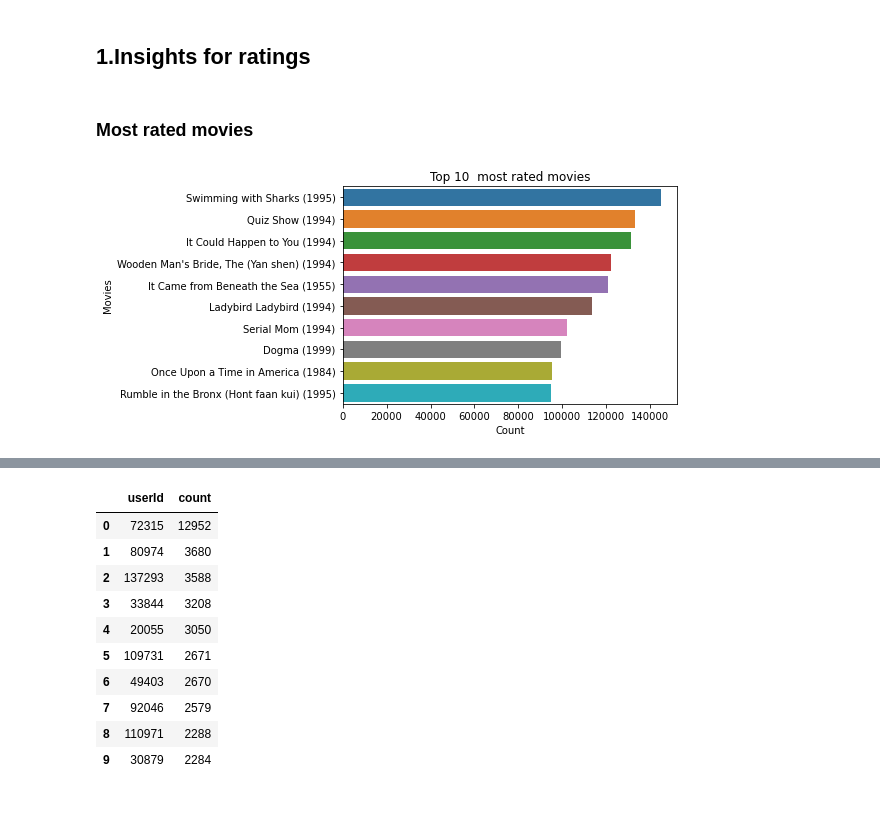
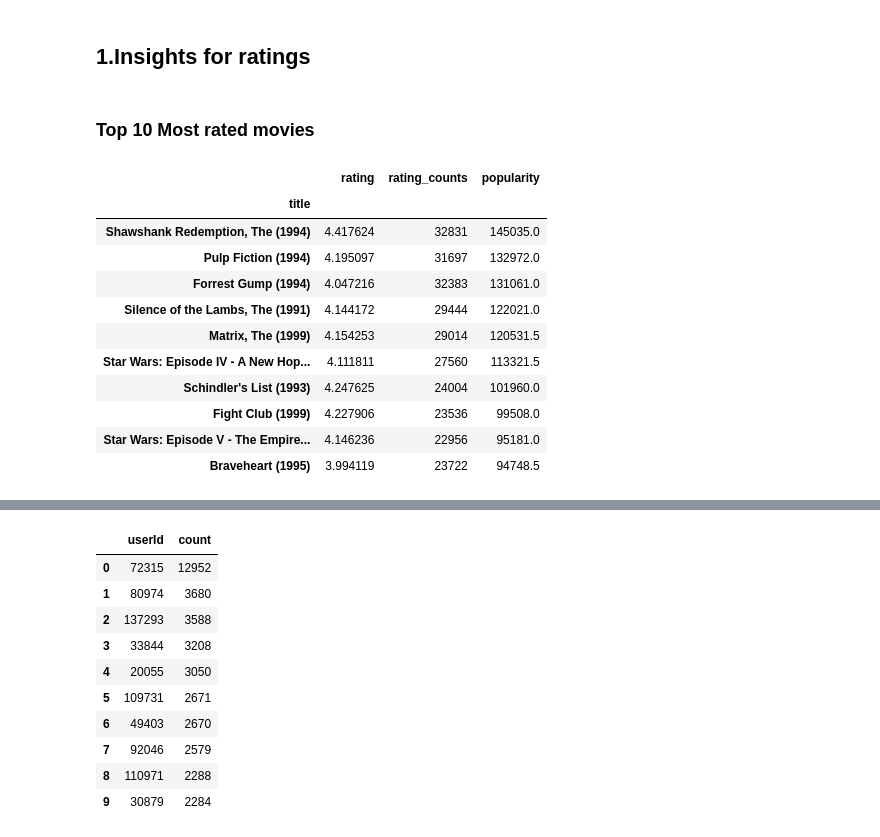
Before and after one commit to kmoketo-dev/Unsurpervised-Learning-Predict, a Jupyter notebook: unsupervised-movie-recommendation-zm6.ipynb, the cells around one changed output, grey strips where cells are left out. Drawn from its saved outputs; the diff is of its cells as text; code cells hidden in the pictures; blank space fills up the shorter version.

```diff
--- a/unsupervised-movie-recommendation-zm6.ipynb
+++ b/unsupervised-movie-recommendation-zm6.ipynb
@@ -313,6 +313,10 @@ df_train['userId'].nunique() > df_test['userId'].nunique()
 True
 # %% [markdown]
 There are more users in the training data than the test data.
+# %%
+# Merge train with movies to join movie titles and ratings
+ratings = df_train.merge(df_movies, on='movieId', how='inner')
+ratings.drop('timestamp', axis=1, inplace=True)
 # %% [markdown]
 # EDA(Exploratory data analysis)
 Exploratory data analysis is how we describe the practice of investigating a dataset and summarizing its main features.EDA focuses on understanding the characteristics of a dataset before deciding what we want to do with that dataset.
@@ -337,12 +341,27 @@ df.head()
 # %% [markdown]
 ## 1.Insights for ratings
 # %% [markdown]
-### Most rated movies
+### Top  10 Most rated movies
 # %%
 # Determine the average rating and number of ratings for each movie
 ratings_mean_count = pd.DataFrame(ratings.groupby(['title'])[['rating']].mean())
 ratings_mean_count['rating_counts'] = pd.DataFrame(ratings.groupby(['title'])['rating'].count())
-ratings_mean_count['popularity'] = pd.DataFrame(ratings.groupby(['title'])['rating'].count()*ratings.groupby(['title'])['rating'].mea
+ratings_mean_count['popularity'] = pd.DataFrame(ratings.groupby(['title'])['rating'].count()*ratings.groupby(['title'])['rating'].mean())
-# %% [output]
-[figure, removed]
+# %%
+# Extract and display the 10 most popular films in the dataset
+ratings_mean_count = ratings_mean_count.sort_values(by='popularity', ascending=False).head(15)
+ratings_mean_count.head(10)
+# %% [output]
+|  | rating | rating_counts | popularity |
+| title |  |  |  |
+| Shawshank Redemption, The (1994) | 4.417624 | 32831 | 145035.0 |
+| Pulp Fiction (1994) | 4.195097 | 31697 | 132972.0 |
+| Forrest Gump (1994) | 4.047216 | 32383 | 131061.0 |
+| Silence of the Lambs, The (1991) | 4.144172 | 29444 | 122021.0 |
+| Matrix, The (1999) | 4.154253 | 29014 | 120531.5 |
+| Star Wars: Episode IV - A New Hop... | 4.111811 | 27560 | 113321.5 |
+| Schindler's List (1993) | 4.247625 | 24004 | 101960.0 |
+| Fight Club (1999) | 4.227906 | 23536 | 99508.0 |
+| Star Wars: Episode V - The Empire... | 4.146236 | 22956 | 95181.0 |
+| Braveheart (1995) | 3.994119 | 23722 | 94748.5 |
 # %% [markdown]
```
Also changed, not shown: parts of 15 cells of this notebook.
